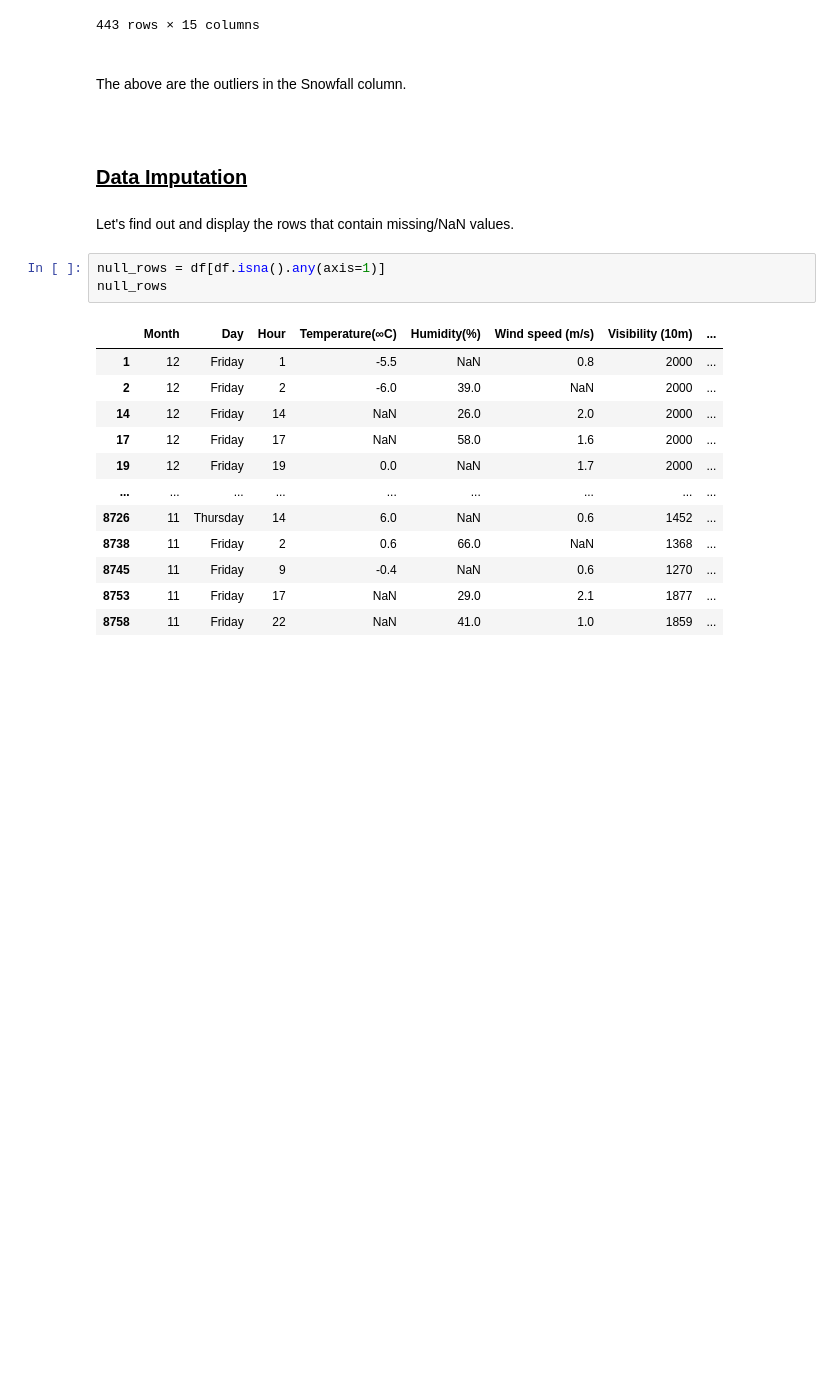
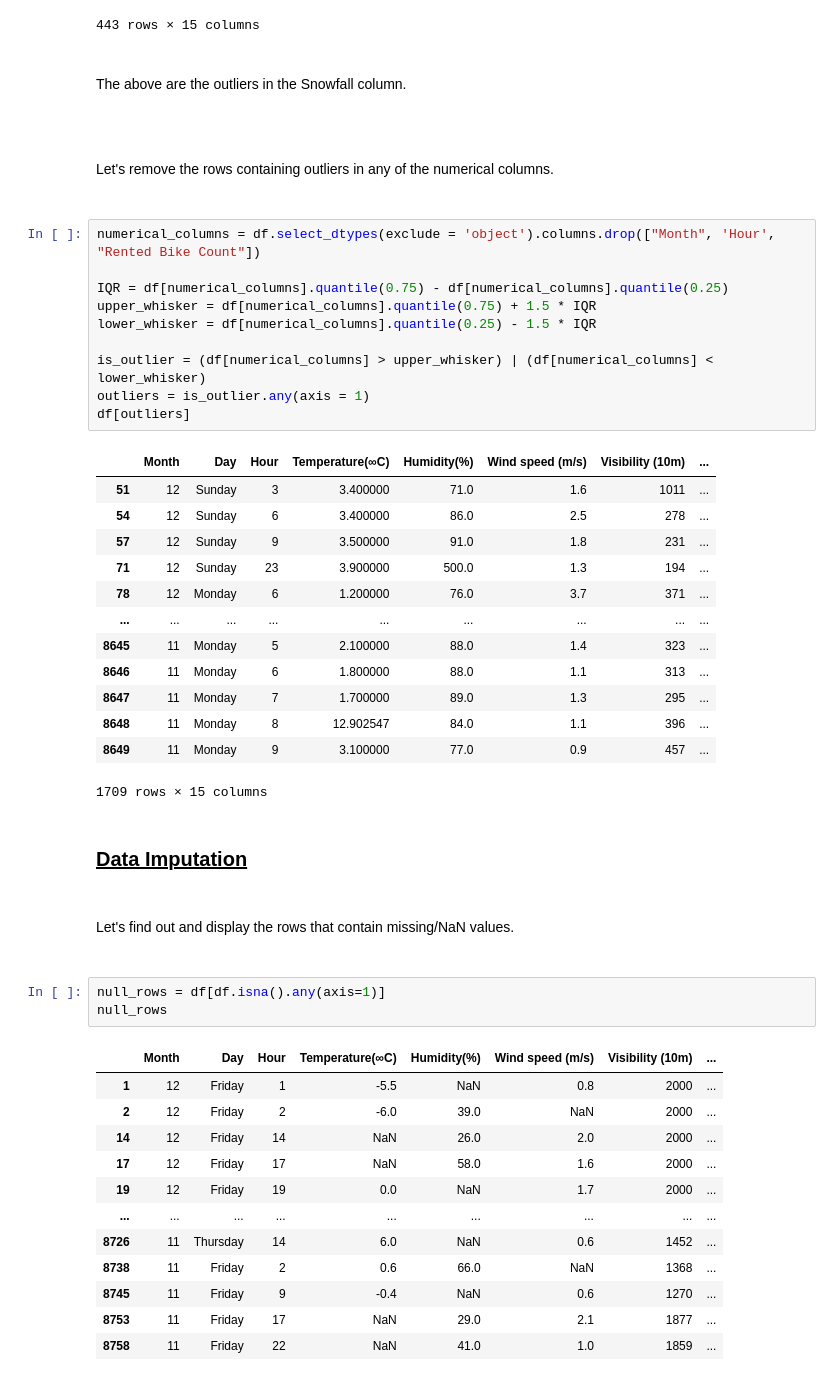
Before and after one commit to A1maan/seoul-bike-demand-project, a Jupyter notebook: ise291_project.ipynb, the cells around one changed output. Drawn from its saved outputs; the diff is of its cells as text; blank space fills up the shorter version.

```diff
--- a/ise291_project.ipynb
+++ b/ise291_project.ipynb
@@ -315,10 +292,36 @@ display(df[(df['Snowfall (cm)'] > upper_whisker) | (df['Snowfall (cm)'] < lower_
 443 rows × 15 columns
 # %% [markdown]
 <br>The above are the outliers in the Snowfall column.<br><br>
+# %% [markdown]
+<br>Let's remove the rows containing outliers in any of the numerical columns.<br><br>
+# %%
+numerical_columns = df.select_dtypes(exclude = 'object').columns.drop(["Month", 'Hour', "Rented Bike Count"])
+
+IQR = df[numerical_columns].quantile(0.75) - df[numerical_columns].quantile(0.25)
+upper_whisker = df[numerical_columns].quantile(0.75) + 1.5 * IQR
+lower_whisker = df[numerical_columns].quantile(0.25) - 1.5 * IQR
+
+is_outlier = (df[numerical_columns] > upper_whisker) | (df[numerical_columns] < lower_whisker)
+outliers = is_outlier.any(axis = 1)
+df[outliers]
+# %% [output]
+|  | Month | Day | Hour | Temperature(∞C) | Humidity(%) | Wind speed (m/s) | Visibility (10m) | ... |
+| 51 | 12 | Sunday | 3 | 3.400000 | 71.0 | 1.6 | 1011 | ... |
+| 54 | 12 | Sunday | 6 | 3.400000 | 86.0 | 2.5 | 278 | ... |
+| 57 | 12 | Sunday | 9 | 3.500000 | 91.0 | 1.8 | 231 | ... |
+| 71 | 12 | Sunday | 23 | 3.900000 | 500.0 | 1.3 | 194 | ... |
+| 78 | 12 | Monday | 6 | 1.200000 | 76.0 | 3.7 | 371 | ... |
+| ... | ... | ... | ... | ... | ... | ... | ... | ... |
+| 8645 | 11 | Monday | 5 | 2.100000 | 88.0 | 1.4 | 323 | ... |
+| 8646 | 11 | Monday | 6 | 1.800000 | 88.0 | 1.1 | 313 | ... |
+| 8647 | 11 | Monday | 7 | 1.700000 | 89.0 | 1.3 | 295 | ... |
+| 8648 | 11 | Monday | 8 | 12.902547 | 84.0 | 1.1 | 396 | ... |
+| 8649 | 11 | Monday | 9 | 3.100000 | 77.0 | 0.9 | 457 | ... |
+1709 rows × 15 columns
 # %% [markdown]
 <h2 style=font-size:20px><b><u>Data Imputation</u></h2>
 # %% [markdown]
-Let's find out and display the rows that contain missing/NaN values.
+<br>Let's find out and display the rows that contain missing/NaN values.<br><br>
 # %%
 null_rows = df[df.isna().any(axis=1)]
 null_rows
```
Also changed, not shown: parts of 17 cells of this notebook.
